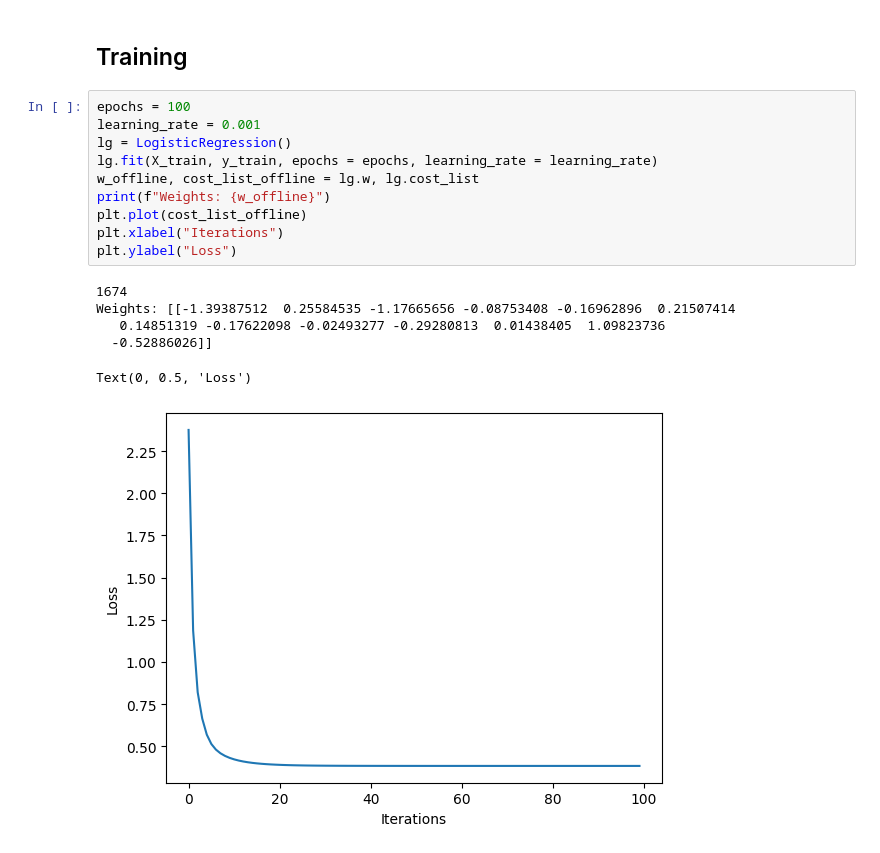
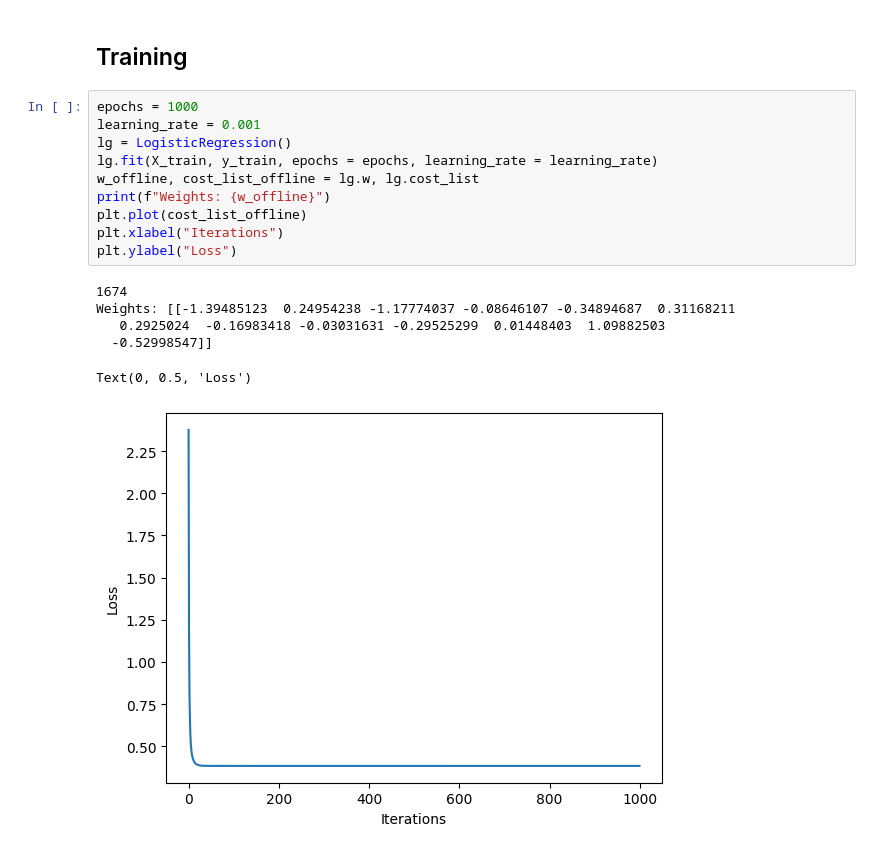
Before and after one commit to nhat-tien/research, a Jupyter notebook: src/nb/logreg.ipynb, the cells around one changed output. Saved outputs shown, nothing was run; the diff lists cells and outputs as text.

```diff
--- a/src/nb/logreg.ipynb
+++ b/src/nb/logreg.ipynb
@@ -176,19 +177,19 @@ X_test.shape
 # %% [markdown]
 ## Training
 # %%
-epochs = 100
+epochs = 1000
 learning_rate = 0.001
 lg = LogisticRegression()
 lg.fit(X_train, y_train, epochs = epochs, learning_rate = learning_rate)
 w_offline, cost_list_offline = lg.w, lg.cost_list
 print(f"Weights: {w_offline}")
 plt.plot(cost_list_offline)
 plt.xlabel("Iterations")
 plt.ylabel("Loss")
 # %% [output]
 1674
-Weights: [[-1.39387512  0.25584535 -1.17665656 -0.08753408 -0.16962896  0.21507414
-   0.14851319 -0.17622098 -0.02493277 -0.29280813  0.01438405  1.09823736
-  -0.52886026]]
+Weights: [[-1.39485123  0.24954238 -1.17774037 -0.08646107 -0.34894687  0.31168211
+   0.2925024  -0.16983418 -0.03031631 -0.29525299  0.01448403  1.09882503
+  -0.52998547]]
 Text(0, 0.5, 'Loss')
-[figure, old version]
+[figure, new version]
```
Also changed, not shown: parts of 4 cells of this notebook, 3 other files.
